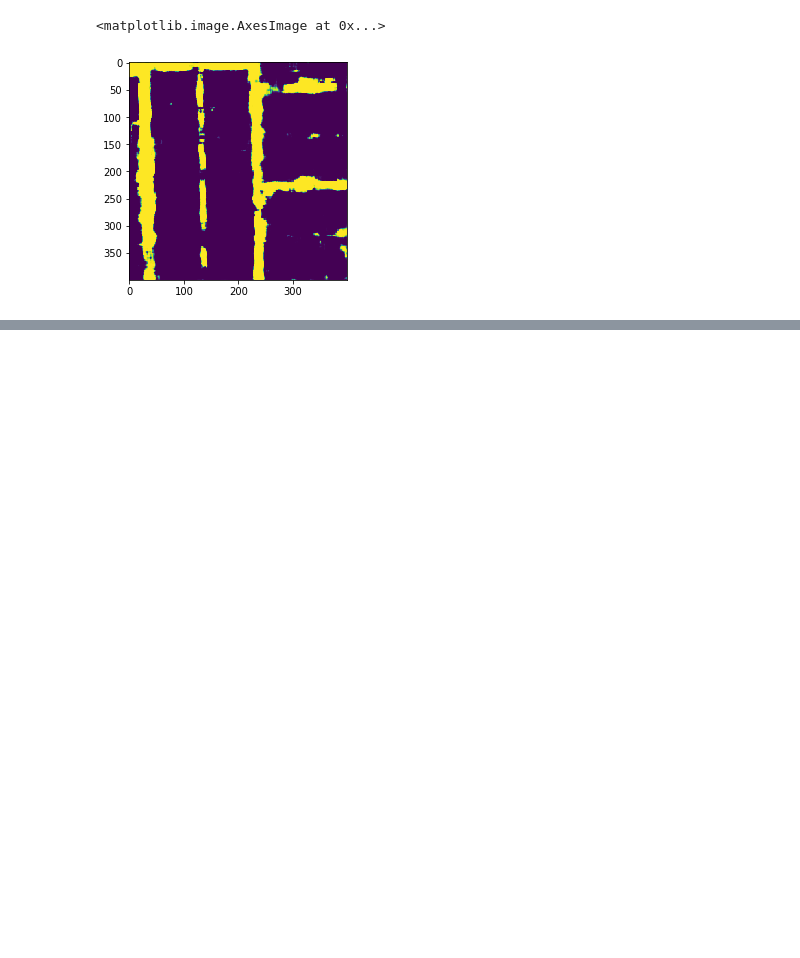
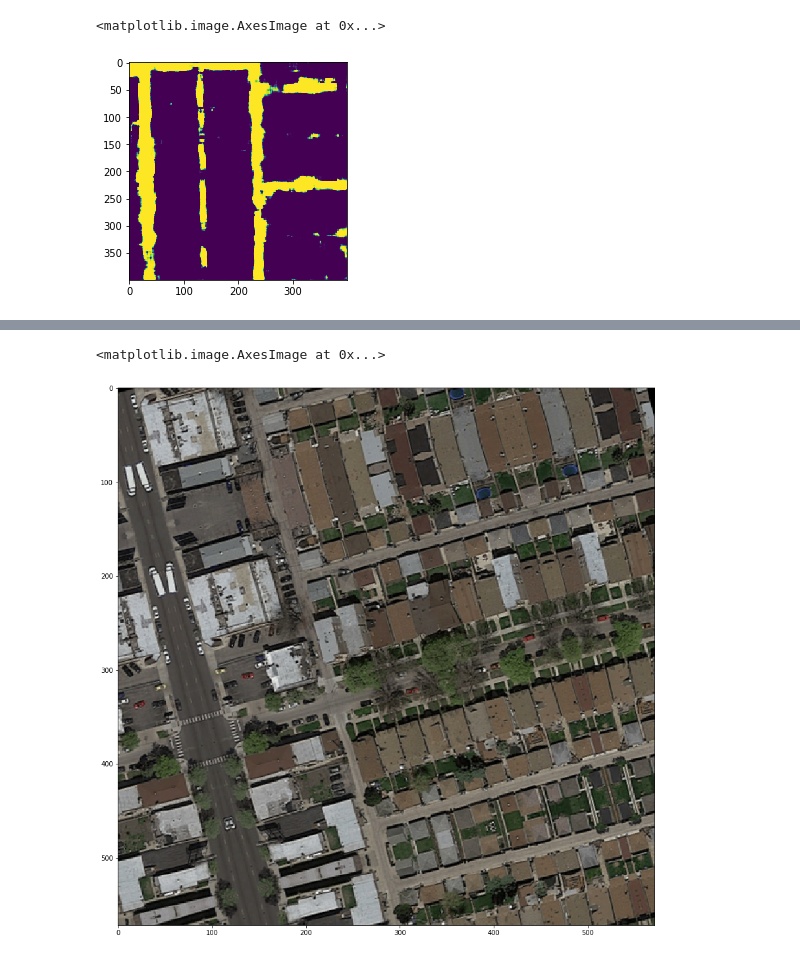
Before and after one commit to ehoelzl/ML_course, a Jupyter notebook: projects/project2/project_road_segmentation/torch_unet/Torch.ipynb, the cells around one changed output, grey strips where cells are left out. Drawn from its saved outputs; the diff is of its cells as text; code cells hidden in the pictures; blank space fills up the shorter version.

```diff
--- a/projects/project2/project_road_segmentation/torch_unet/Torch.ipynb
+++ b/projects/project2/project_road_segmentation/torch_unet/Torch.ipynb
@@ -177,0 +345,2 @@ NameError: name 'net' is not defined
+# %%
+patches = extract_patches(cropped, input_size, predict_patch_size=388, stride=12)
@@ -177,0 +351,6 @@ NameError: name 'net' is not defined
+# %%
+fig, ax = plt.subplots(figsize=(15, 15))
+plt.imshow(patches[2])
+# %% [output]
+<matplotlib.image.AxesImage at 0x...>
+[figure, added]
```
Also changed, not shown: parts of 36 cells of this notebook, 5 other files.
